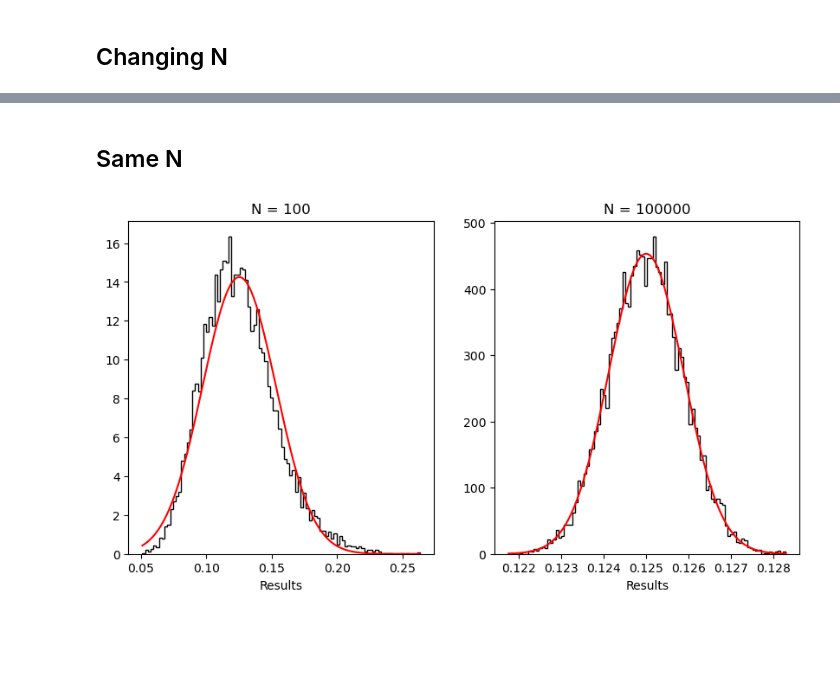
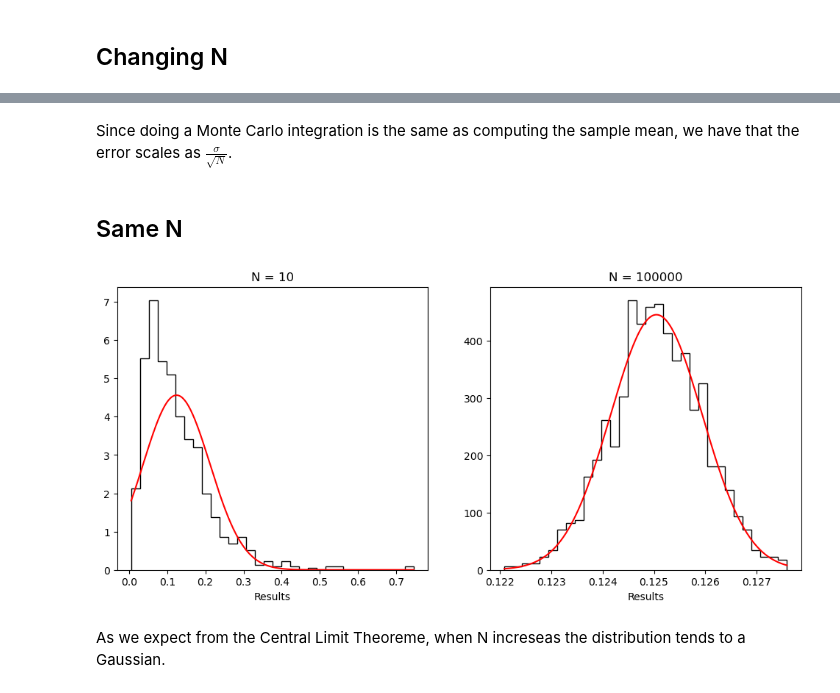
Before and after one commit to SimoneRestuccia/astrostatistics_bicocca_2024, a Jupyter notebook: working/L_03/A_gaussian_integral.ipynb, the cells around one changed output, grey strips where cells are left out. Saved outputs shown, nothing was run; the diff lists cells and outputs as text; code cells hidden in the pictures; blank space fills up the shorter version.

```diff
--- a/working/L_03/A_gaussian_integral.ipynb
+++ b/working/L_03/A_gaussian_integral.ipynb
@@ -37,27 +71,33 @@ plt.show()
+# %% [markdown]
+Since doing a Monte Carlo integration is the same as computing the sample mean, we have that the error scales as $\frac{\sigma}{\sqrt N}$.
 # %% [markdown]
 ## Same N
 # %%
+#Computing the integral for a given N, but repeating the computation many times
 N_1 = 10
 N_2 = 10**5
-rep = 10**4
+rep = 10**3
 results_1 = np.array([integral(N_1, mu, sigma) for i in tqdm(range(rep))])
 results_2 = np.array([integral(N_2, mu, sigma) for i in tqdm(range(rep))])
 # %%
+#Plotting the results and 'fitting' them with a gaussian distribution using the sample mean and sample standard deviation
 fit_1 = fit(results_1)
 fit_2 = fit(results_2)
 
-fig, (ax1, ax2) = plt.subplots(1, 2, figsize=(10, 5))
+fig, (ax1, ax2) = plt.subplots(1, 2, figsize=(12, 5))
 
 ax1.hist(results_1, bins = int(np.round(rep**0.5)), density=True, color ='black', histtype = 'step')
 ax1.plot(fit_1[0], fit_1[1], color ='red')
 ax1.set_title('N = %i' %(N_1))
 ax1.set_xlabel('Results')
 
 ax2.hist(results_2, bins = int(np.round(rep**0.5)), density=True, color ='black', histtype = 'step')
 ax2.plot(fit_2[0], fit_2[1], color ='red')
 ax2.set_title('N = %i' %(N_2))
 ax2.set_xlabel('Results')
 
 plt.show()
 # %% [output]
-[figure, old version]
+[figure, new version]
+# %% [markdown]
+As we expect from the Central Limit Theoreme, when N increseas the distribution tends to a Gaussian.
```
Also changed, not shown: parts of 5 cells of this notebook, 13 other files.
